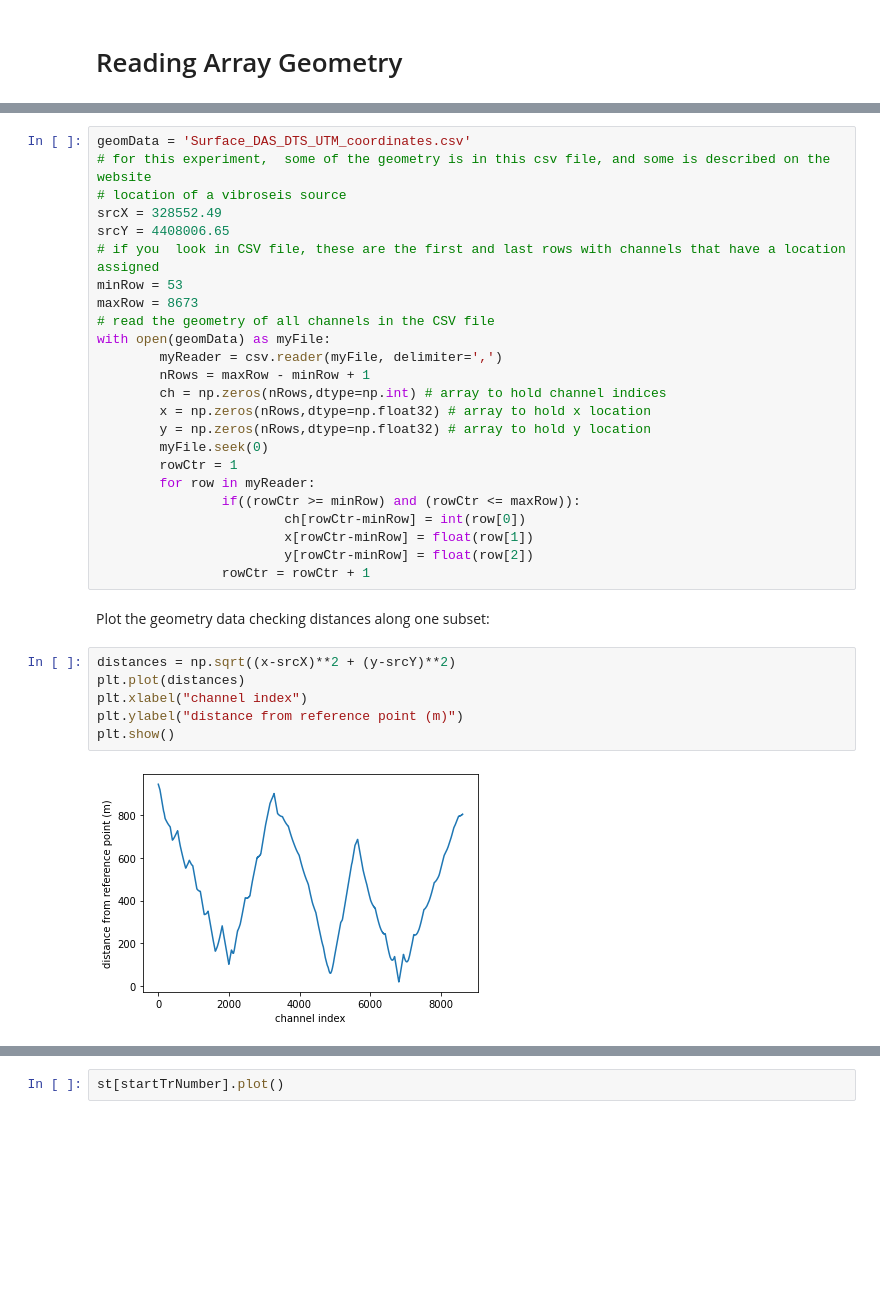
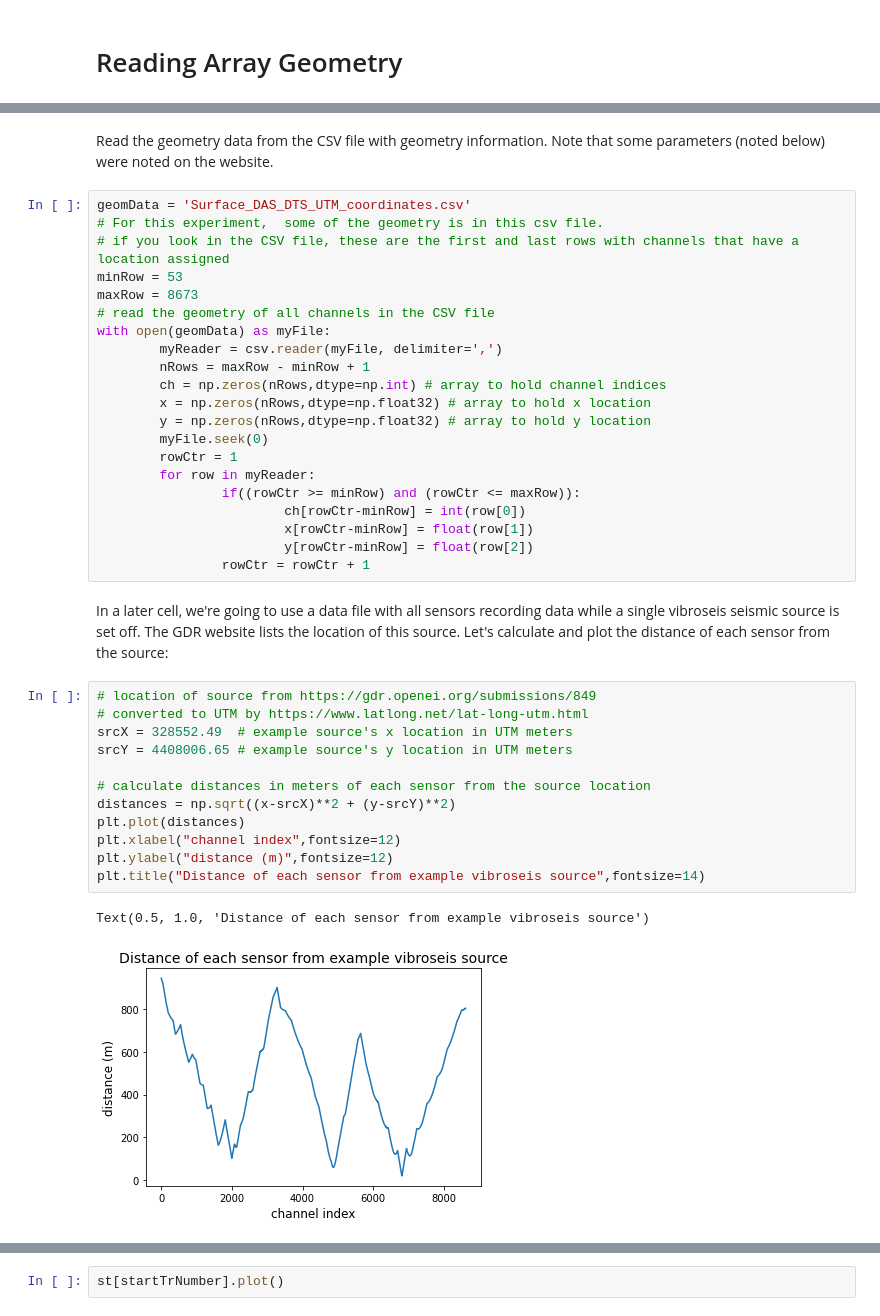
Before and after one commit to DAS-RCN/IntroToDASData, a Jupyter notebook: BradyHotSprings.ipynb, the cells around one changed output, grey strips where cells are left out. Cells and saved outputs as stored; diff of their text form; blank space fills up the shorter version.

```diff
--- a/BradyHotSprings.ipynb
+++ b/BradyHotSprings.ipynb
@@ -70,10 +84,9 @@ Read the geometry data:
+# %% [markdown]
+Read the geometry data from the CSV file with geometry information. Note that some parameters (noted below) were noted on the website.
 # %%
 geomData = 'Surface_DAS_DTS_UTM_coordinates.csv'
-# for this experiment,  some of the geometry is in this csv file, and some is described on the website
-# location of a vibroseis source
-srcX = 328552.49
-srcY = 4408006.65
-# if you  look in CSV file, these are the first and last rows with channels that have a location assigned
+# For this experiment,  some of the geometry is in this csv file.
+# if you look in the CSV file, these are the first and last rows with channels that have a location assigned
 minRow = 53
 maxRow = 8673
 # read the geometry of all channels in the CSV file
@@ -91,13 +104,20 @@ with open(geomData) as myFile:
                         x[rowCtr-minRow] = float(row[1])
                         y[rowCtr-minRow] = float(row[2])
                 rowCtr = rowCtr + 1
-# %% [markdown]
-Plot the geometry data checking distances along one subset:
-# %%
-distances = np.sqrt((x-srcX)**2 + (y-srcY)**2)
-plt.plot(distances)
-plt.xlabel("channel index")
-plt.ylabel("distance from reference point (m)")
-plt.show()
-# %% [output]
-[figure, removed]
+# %% [markdown]
+In a later cell, we're going to use a data file with all sensors recording data while a single vibroseis seismic source is set off. The GDR website lists the location of this source. Let's calculate and plot the distance of each sensor from the source:
+# %%
+# location of source from https://gdr.openei.org/submissions/849
+# converted to UTM by https://www.latlong.net/lat-long-utm.html
+srcX = 328552.49  # example source's x location in UTM meters
+srcY = 4408006.65 # example source's y location in UTM meters
+
+# calculate distances in meters of each sensor from the source location
+distances = np.sqrt((x-srcX)**2 + (y-srcY)**2)
+plt.plot(distances)
+plt.xlabel("channel index",fontsize=12)
+plt.ylabel("distance (m)",fontsize=12)
+plt.title("Distance of each sensor from example vibroseis source",fontsize=14)
+# %% [output]
+Text(0.5, 1.0, 'Distance of each sensor from example vibroseis source')
+[figure, added]
```
Also changed, not shown: parts of 32 cells of this notebook.
